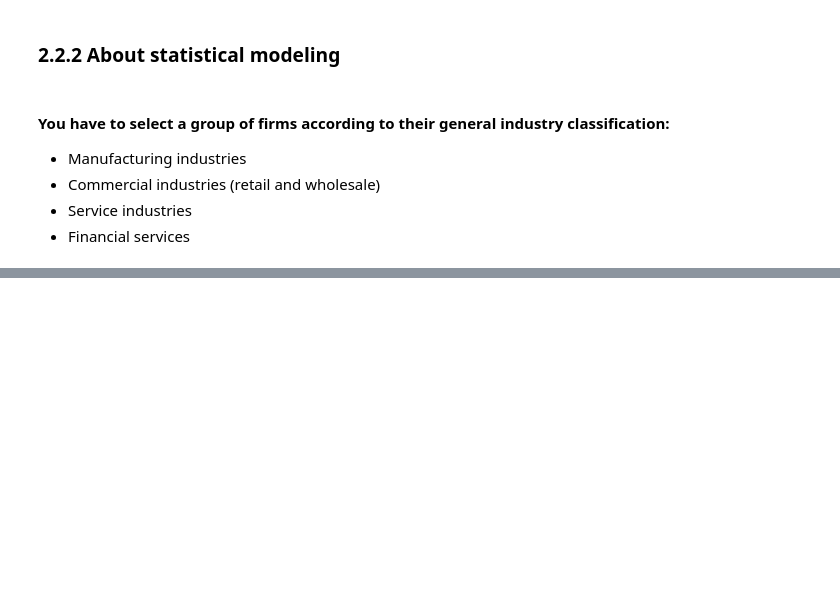
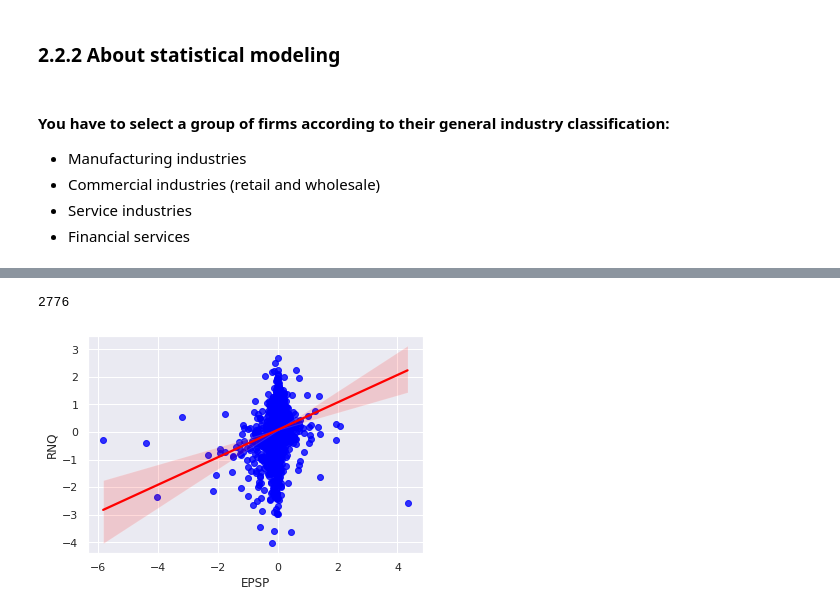
Before and after one commit to new-superuser-alt9193/Estadistica_Reto, a Jupyter notebook: Fernando_DMM_Business_case.ipynb, the cells around one changed output, grey strips where cells are left out. Saved outputs shown, nothing was run; the diff lists cells and outputs as text; code cells hidden in the pictures; blank space fills up the shorter version.

```diff
--- a/Fernando_DMM_Business_case.ipynb
+++ b/Fernando_DMM_Business_case.ipynb
@@ -1155,0 +1257,3 @@ En el caso de la industria de la manofactura tiene una relacion de perdida de in
+# %%
+df_Financial['R'] = np.log(df_Financial['adjprice'].astype(np.float)) - np.log(df_Financial.groupby(['firm'])['adjprice'].shift(4).astype(np.float))
+df_Financial['R']
@@ -1155,0 +1275,16 @@ En el caso de la industria de la manofactura tiene una relacion de perdida de in
+# %%
+df_Financial['R'].isnull().sum()
+# %% [output]
+2776
+# %%
+df_Financial['RNQ'] = df_Financial.groupby(['firm'])['R'].shift(-1)
+# %%
+#df_Services.plot(kind = 'scatter', x = 'EPSP' , y = 'RNQ')
+
+#plt.show()
+
+import seaborn as sns; sns.set_theme(color_codes=True)
+
+x = sns.regplot(x="EPSP", y="RNQ", data=df_Financial, scatter_kws={"color": "blue"}, line_kws={"color": "red"})
+# %% [output]
+[figure, added]
```
Also changed, not shown: parts of 18 cells of this notebook.
